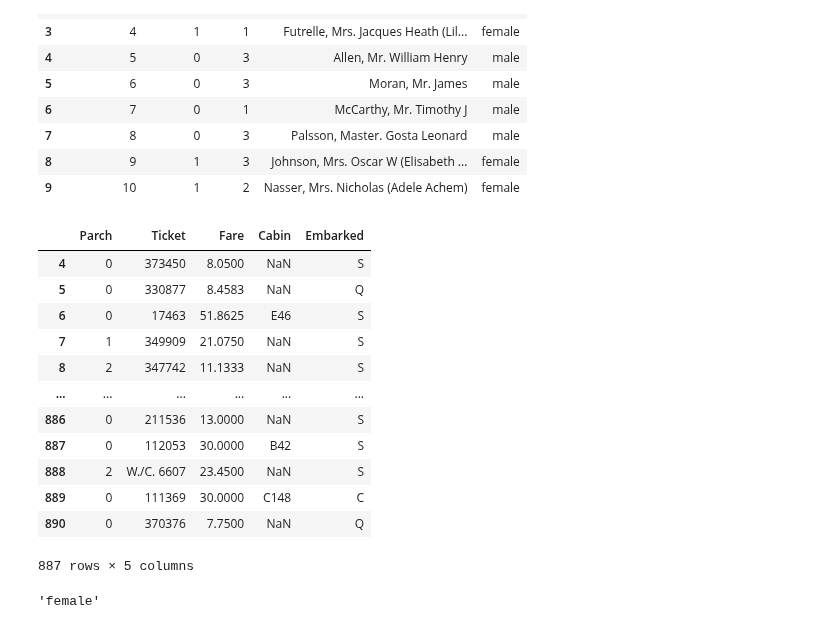
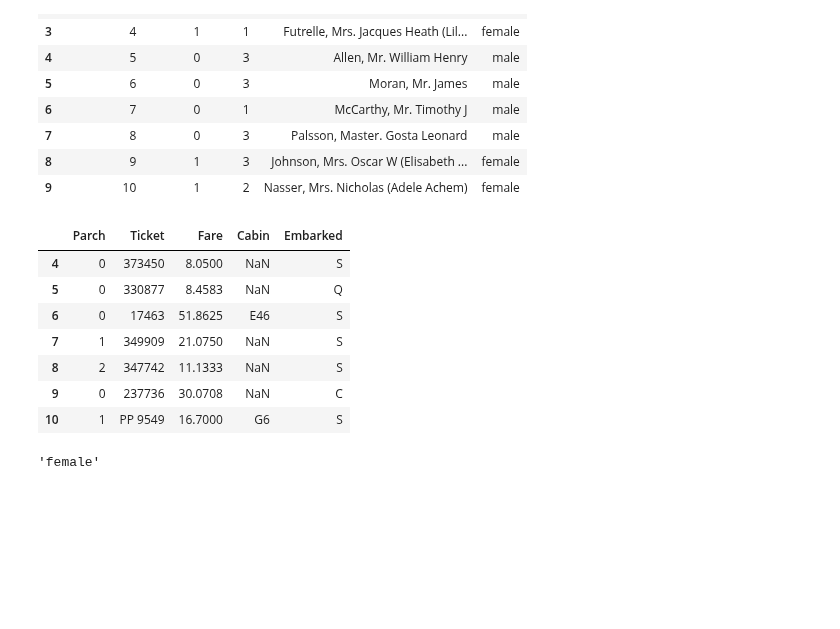
Before and after one commit to Peter-BoBo/fintech, a Jupyter notebook: 05machine_learning/02pandas사용법.ipynb, the cells around one changed output. Saved outputs shown, nothing was run; the diff lists cells and outputs as text; code cells hidden in the pictures; blank space fills up the shorter version.

```diff
--- a/05machine_learning/02pandas사용법.ipynb
+++ b/05machine_learning/02pandas사용법.ipynb
@@ -495,21 +592,16 @@ df.iloc[0:10, 0:5]
 | 8 | 9 | 1 | 3 | Johnson, Mrs. Oscar W (Elisabeth ... | female |
 | 9 | 10 | 1 | 2 | Nasser, Mrs. Nicholas (Adele Achem) | female |
 # %%
-df.iloc[4:, -5:]
+df.iloc[4:11, -5:]
 # %% [output]
 |  | Parch | Ticket | Fare | Cabin | Embarked |
 | 4 | 0 | 373450 | 8.0500 | NaN | S |
 | 5 | 0 | 330877 | 8.4583 | NaN | Q |
 | 6 | 0 | 17463 | 51.8625 | E46 | S |
 | 7 | 1 | 349909 | 21.0750 | NaN | S |
 | 8 | 2 | 347742 | 11.1333 | NaN | S |
-| ... | ... | ... | ... | ... | ... |
-| 886 | 0 | 211536 | 13.0000 | NaN | S |
-| 887 | 0 | 112053 | 30.0000 | B42 | S |
-| 888 | 2 | W./C. 6607 | 23.4500 | NaN | S |
-| 889 | 0 | 111369 | 30.0000 | C148 | C |
-| 890 | 0 | 370376 | 7.7500 | NaN | Q |
+| 9 | 0 | 237736 | 30.0708 | NaN | C |
+| 10 | 1 | PP 9549 | 16.7000 | G6 | S |
-887 rows × 5 columns
 # %%
 df.iloc[4, 4] = 'female'
 # %%
```
Also changed, not shown: parts of 144 cells of this notebook, 5 other files.
